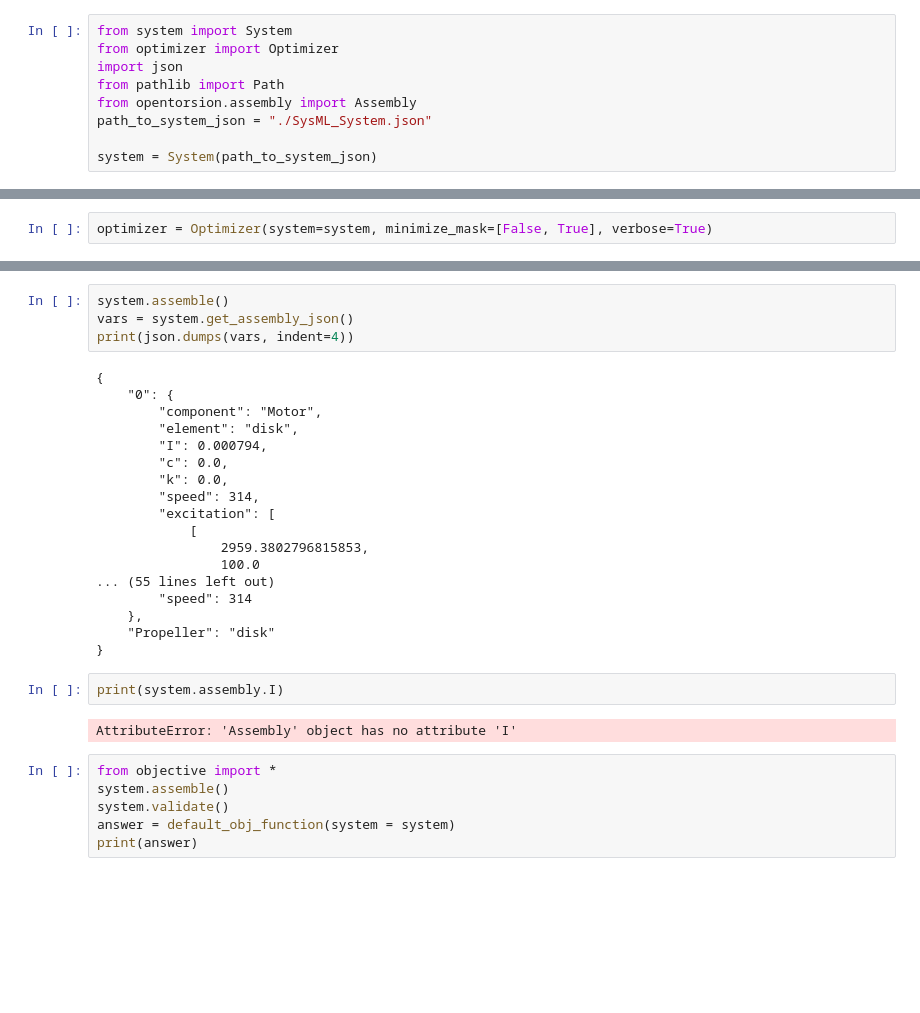
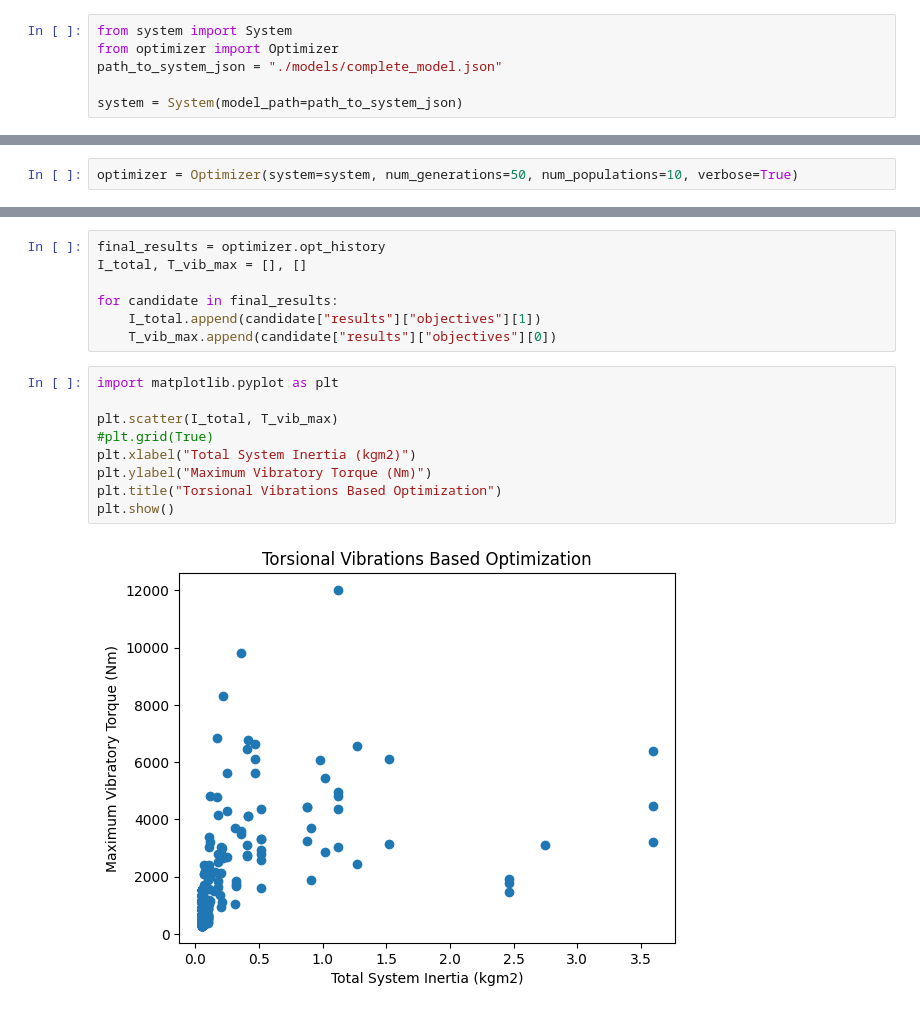
Before and after one commit to rohailamalik/openTorsion-SysMLv2-Torsional-Optimizer, a Jupyter notebook: test.ipynb, the cells around one changed output, grey strips where cells are left out. Drawn from its saved outputs; the diff is of its cells as text; blank space fills up the shorter version.

```diff
--- a/test.ipynb
+++ b/test.ipynb
@@ -1,9 +1,6 @@
 # %%
 from system import System
 from optimizer import Optimizer
-import json
-from pathlib import Path
-from opentorsion.assembly import Assembly
-path_to_system_json = "./SysML_System.json"
+path_to_system_json = "./models/complete_model.json"
 
-system = System(path_to_system_json)
+system = System(model_path=path_to_system_json)
@@ -19,2 +11,2 @@ print(vars)
 # %%
-optimizer = Optimizer(system=system, minimize_mask=[False, True], verbose=True)
+optimizer = Optimizer(system=system, num_generations=50, num_populations=10, verbose=True)
@@ -30,32 +33,18 @@ ValueError: Stiffness matrix [K] has negative eigenvalues.
-# %%
-system.assemble()
-vars = system.get_assembly_json()
-print(json.dumps(vars, indent=4))
-# %% [output]
-{
-    "0": {
-        "component": "Motor",
-        "element": "disk",
-        "I": 0.000794,
-        "c": 0.0,
-        "k": 0.0,
-        "speed": 314,
-        "excitation": [
-            [
-                2959.3802796815853,
-                100.0
-... (55 lines left out)
-        "speed": 314
-    },
-    "Propeller": "disk"
-}
 # %%
-print(system.assembly.I)
+final_results = optimizer.opt_history
+I_total, T_vib_max = [], []
+
+for candidate in final_results:
+    I_total.append(candidate["results"]["objectives"][1])
+    T_vib_max.append(candidate["results"]["objectives"][0])
-# %% [output]
-AttributeError: 'Assembly' object has no attribute 'I'
-# %%
-from objective import *
-system.assemble()
-system.validate()
-answer = default_obj_function(system = system)
-print(answer)
+# %%
+import matplotlib.pyplot as plt
+
+plt.scatter(I_total, T_vib_max)
+#plt.grid(True)
+plt.xlabel("Total System Inertia (kgm2)")
+plt.ylabel("Maximum Vibratory Torque (Nm)")
+plt.title("Torsional Vibrations Based Optimization")
+plt.show()
+# %% [output]
+[figure, added]
```
Also changed, not shown: parts of 7 cells of this notebook, 29 other files.
